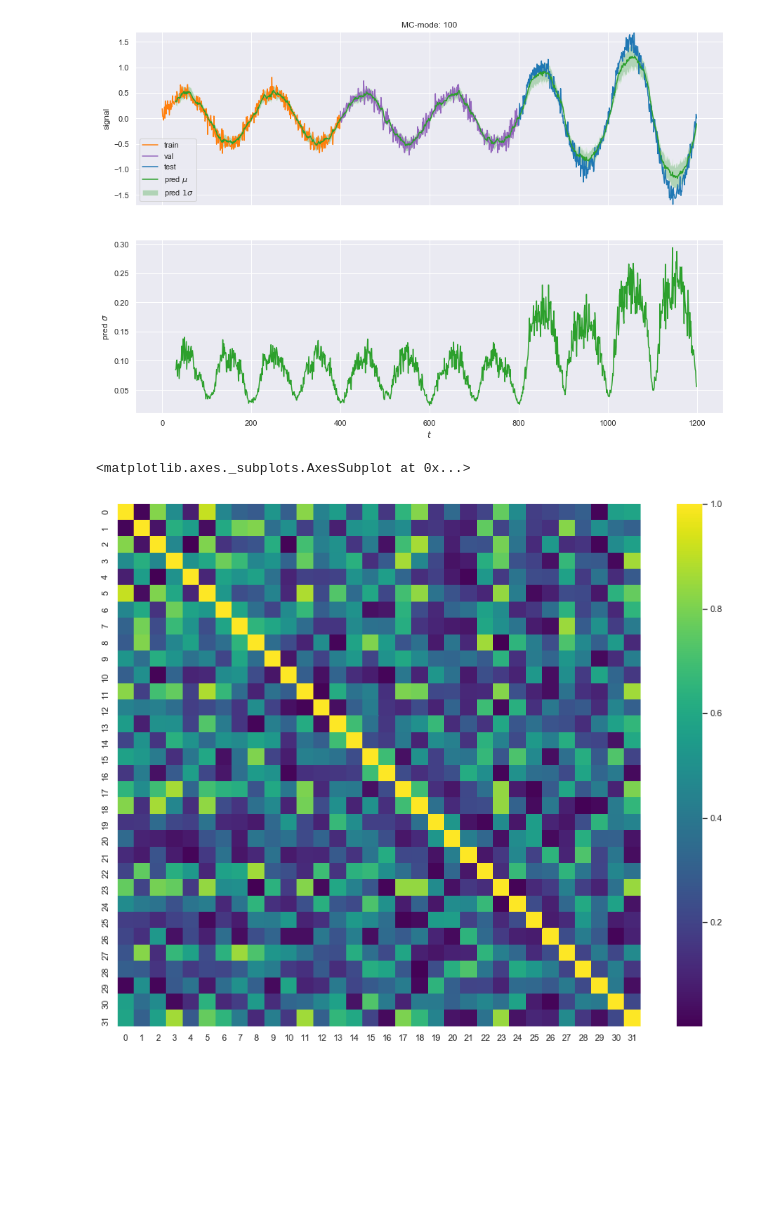
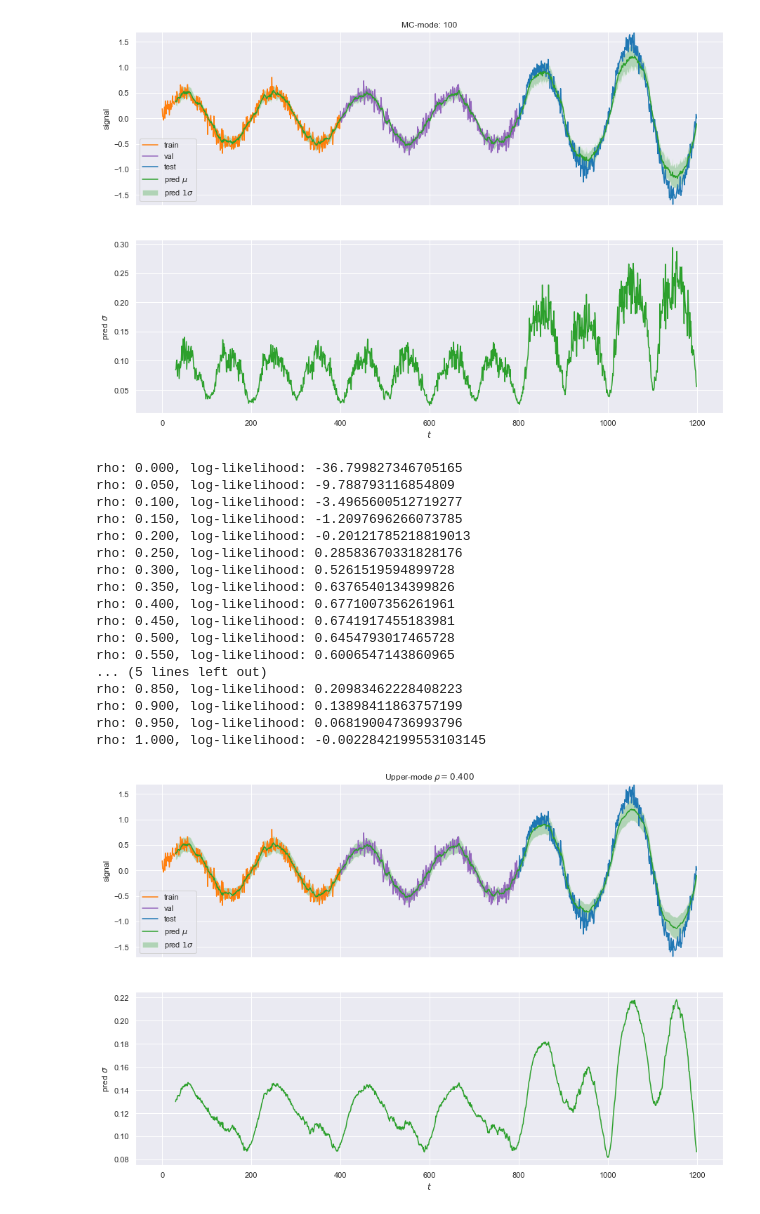
Before and after one commit to gigo-gigo/VPBNN_partial, a Jupyter notebook: nn2vpbnn_rnn_regression_one-step.ipynb, the cells around one changed output. Drawn from its saved outputs; the diff is of its cells as text; code cells hidden in the pictures; blank space fills up the shorter version.

```diff
--- a/nn2vpbnn_rnn_regression_one-step.ipynb
+++ b/nn2vpbnn_rnn_regression_one-step.ipynb
@@ -266,4 +266,61 @@ ax2.set_ylabel(r'pred $\sigma$')
 fig.savefig("img/series_mc-mode.pdf", bbox_inches="tight")
 # %% [output]
 [figure]
+# %%
+rhos = np.linspace(0.0, 1.0, 21)
+best_rho = None
+best_ll = -np.inf
+for rho in rhos:
+    vmodel = nn2vpbnn(model, 3, rho=rho)
+    pred_mean, pred_var = vmodel.predict(val_gen)
+    pred_mean = pred_mean.ravel()
+    pred_var = pred_var.ravel()
+    y_val = np.hstack([gen[1].ravel() for gen in val_gen])
+    ll = -0.5 * np.square(pred_mean - y_val) / pred_var - 0.5 * np.log(pred_var) - 0.5 * np.log(2.0 * np.pi)
+    ll = ll.mean()
+    print("rho: {0:.3f}, log-likelihood: {1}".format(rho, ll))
+    if ll > best_ll:
+        best_rho = rho
+        best_ll = ll
+
+vmodel = nn2vpbnn(model, variance_mode=3, rho=best_rho)
+
+pred_mean, pred_var = vmodel.predict(test_gen)
+pred_mean = pred_mean.ravel()
+pred_std = np.sqrt(pred_var.ravel())
+
+fig, (ax1, ax2) = plt.subplots(figsize=(15, 10), nrows=2, sharex=True)
+ax1.plot(t[:len(train_X)], X[:len(train_X)], color='tab:orange', label='train')
+ax1.plot(t[len(train_X):len(train_X)+len(val_X)], X[len(train_X):len(train_X)+len(val_X)], color='tab:purple', label='val')
+ax1.plot(t[len(train_X)+len(val_X):], X[len(train_X)+len(val_X):], color='tab:blue', label='test')
+ax1.plot(t[-len(pred_mean):], pred_mean, 'tab:green', label=r'pred $\mu$')
+ax1.fill_between(t[-len(pred_mean):], pred_mean + 1. * pred_std, pred_mean - 1. * pred_std, facecolor='tab:green', alpha=0.3, label=r'pred $1 \sigma$')
+ax1.set_ylabel('signal')
+ax1.set_title(r"Upper-mode $\rho={0:.3f}$".format(best_rho))
+ax1.set_ylim(-1.7, 1.7)
+ax1.legend(loc='lower left')
+
+ax2.plot(t[-len(pred_mean):], pred_std, 'tab:green')
+ax2.set_xlabel(r'$t$')
+ax2.set_ylabel(r'pred $\sigma$')
+fig.savefig("img/series_upper-mode_best-rho.pdf", bbox_inches="tight")
+# %% [output]
+rho: 0.000, log-likelihood: -36.799827346705165
+rho: 0.050, log-likelihood: -9.788793116854809
+rho: 0.100, log-likelihood: -3.4965600512719277
+rho: 0.150, log-likelihood: -1.2097696266073785
+rho: 0.200, log-likelihood: -0.20121785218819013
+rho: 0.250, log-likelihood: 0.28583670331828176
+rho: 0.300, log-likelihood: 0.5261519594899728
+rho: 0.350, log-likelihood: 0.6376540134399826
+rho: 0.400, log-likelihood: 0.6771007356261961
+rho: 0.450, log-likelihood: 0.6741917455183981
+rho: 0.500, log-likelihood: 0.6454793017465728
+rho: 0.550, log-likelihood: 0.6006547143860965
+... (5 lines left out)
+rho: 0.850, log-likelihood: 0.20983462228408223
+rho: 0.900, log-likelihood: 0.13898411863757199
+rho: 0.950, log-likelihood: 0.06819004736993796
+rho: 1.000, log-likelihood: -0.0022842199553103145
+[figure, added]
 # %%
@@ -280,11 +337,8 @@ y_preds = np.transpose(np.array(y_preds), (1, 0, 2))
 # %%
-df = pd.DataFrame(y_preds[700, ...])
-corr = df.corr()
-corr[np.isnan(corr)] = 0.0
-corr = np.abs(corr)
-fig, ax = plt.subplots(figsize=(16,12))
-sns.heatmap(corr, cmap="viridis", square=True, ax=ax)
+# df = pd.DataFrame(y_preds[700, ...])
+# corr = df.corr()
+# corr[np.isnan(corr)] = 0.0
+# corr = np.abs(corr)
+# fig, ax = plt.subplots(figsize=(16,12))
+# sns.heatmap(corr, cmap="viridis", square=True, ax=ax)
-# %% [output]
-<matplotlib.axes._subplots.AxesSubplot at 0x...>
-[figure, removed]
 # %%
```
Also changed, not shown: parts of 6 cells of this notebook, 1 other file.
